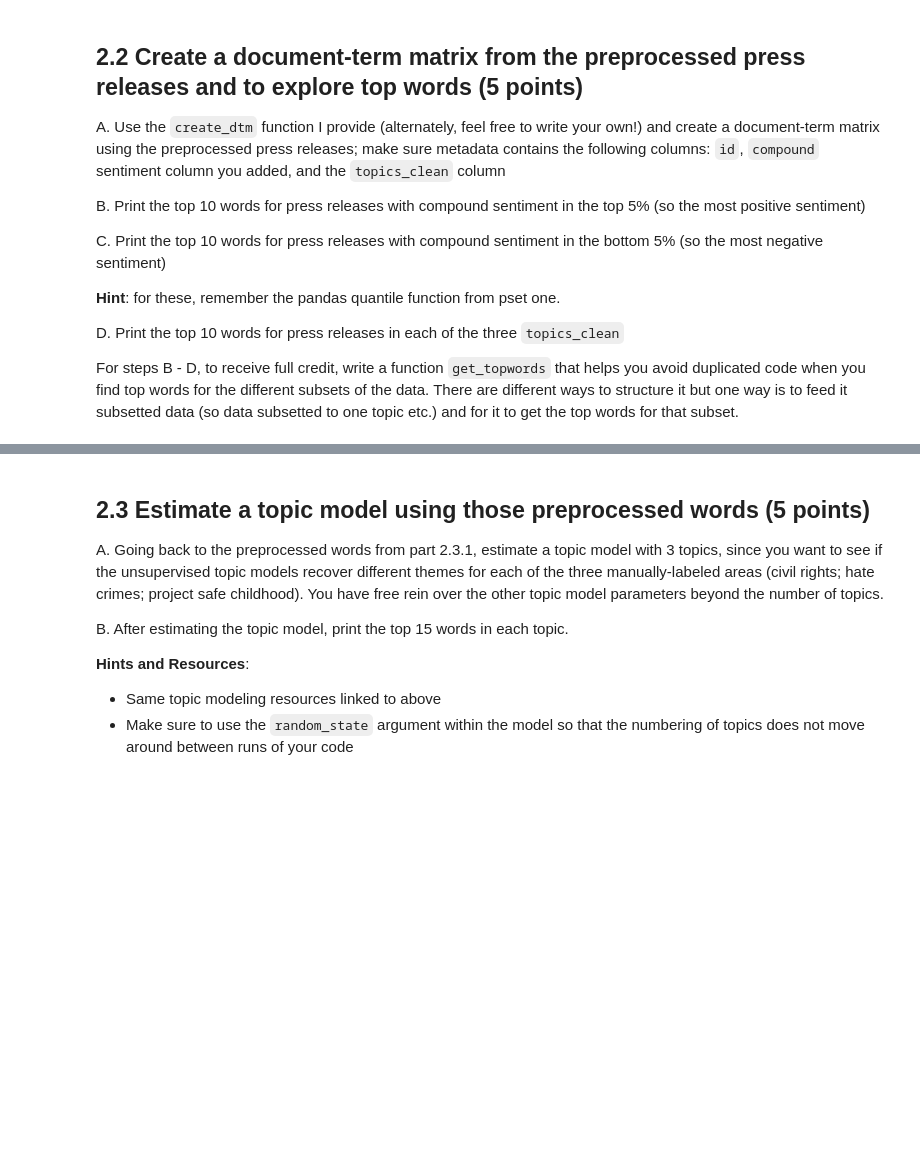
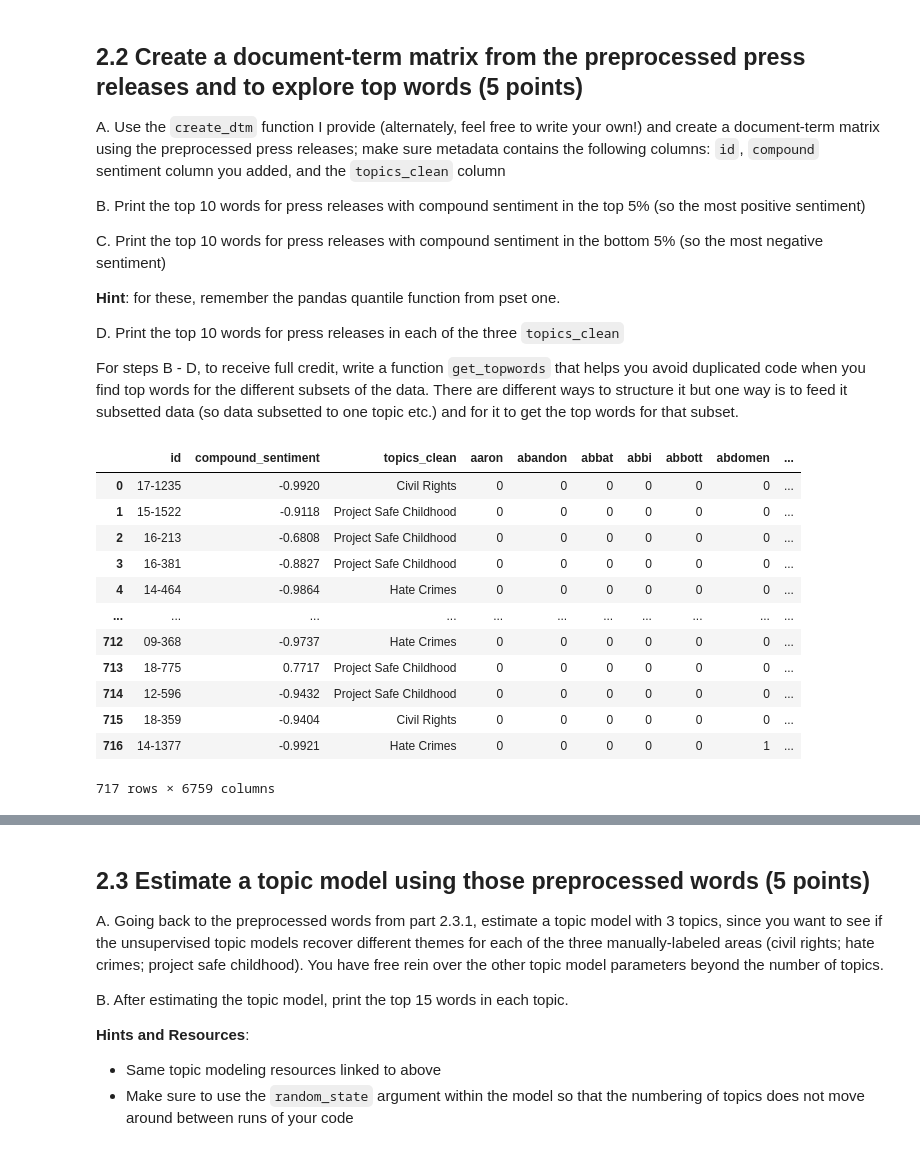
Before and after one commit to VaaniG/QSS20_S24, a Jupyter notebook: homework/pset3/pset3_blank.ipynb, the cells around one changed output, grey strips where cells are left out. Saved outputs shown, nothing was run; the diff lists cells and outputs as text; code cells hidden in the pictures; blank space fills up the shorter version.

```diff
--- a/homework/pset3/pset3_blank.ipynb
+++ b/homework/pset3/pset3_blank.ipynb
@@ -164,0 +282,10 @@ Notes:
+# %%
+## your code here
+doj_subset_wscore = doj_subset.copy()
+doj_subset_wscore["neg"] = [d["neg"] for d in press_release_sentiments]
+doj_subset_wscore["neu"] = [d["neu"] for d in press_release_sentiments]
+doj_subset_wscore["pos"] = [d["pos"] for d in press_release_sentiments]
+doj_subset_wscore["compound"] = [d["compound"] for d in press_release_sentiments]
+doj_subset_wscore.head()
+sorted_doj = doj_subset_wscore.sort_values("neg", ascending=False)
+sorted_doj[:2][["id", "contents", "neg"]]
@@ -208,4 +350,13 @@ custom_doj_stopwords = ["civil", "rights", "division", "department", "justice",
+# %%
+## your code defining a text processing function
+updated_stopwords = stopwords.words("english") + custom_doj_stopwords
+snowball = SnowballStemmer(language='english')
+def text_processor(content):
+    content_lower = content.lower()
+    content_clean = [snowball.stem(word) for word in word_tokenize(content_lower) if word not in updated_stopwords and word.isalpha() and len(word) >= 4]
+    return ' '.join(content_clean)
 # %%
 ## your code executing the function
+doj_subset_wscore["processed_text"] = doj_subset_wscore["contents"].apply(text_processor)
 # %%
 ## your code showing the examples
@@ -227,7 +384,7 @@ For steps B - D, to receive full credit, write a function `get_topwords` that he
 def create_dtm(list_of_strings, metadata):
     vectorizer = CountVectorizer(lowercase = True)
     dtm_sparse = vectorizer.fit_transform(list_of_strings)
-    dtm_dense_named = pd.DataFrame(dtm_sparse.todense(),
-        columns=vectorizer.get_feature_names())
-    dtm_dense_named_withid = pd.concat([metadata.reset_index(), dtm_dense_named], axis = 1)
-    return(dtm_dense_named_withid)
+    dtm_dense_named = pd.DataFrame(dtm_sparse.todense(), columns=vectorizer.get_feature_names_out())
+    # dtm_dense_named = pd.DataFrame(dtm_sparse.todense(), columns=vectorizer.get_feature_names())
+    dtm_dense_named_withid = pd.concat([metadata.reset_index(drop=True), dtm_dense_named], axis = 1)
+    return dtm_dense_named_withid
@@ -235,0 +391,20 @@ def create_dtm(list_of_strings, metadata):
+# %%
+# your code here
+# PART A
+# compound is part of corpus & needs to be renamed in metadata
+dtm = create_dtm(list_of_strings=doj_subset_wscore["processed_text"], metadata=doj_subset_wscore[['id', 'compound', 'topics_clean']].rename(columns={"compound": "compound_sentiment"}))
+dtm
+# %% [output]
+|  | id | compound_sentiment | topics_clean | aaron | abandon | abbat | abbi | abbott | abdomen | ... |
+| 0 | 17-1235 | -0.9920 | Civil Rights | 0 | 0 | 0 | 0 | 0 | 0 | ... |
+| 1 | 15-1522 | -0.9118 | Project Safe Childhood | 0 | 0 | 0 | 0 | 0 | 0 | ... |
+| 2 | 16-213 | -0.6808 | Project Safe Childhood | 0 | 0 | 0 | 0 | 0 | 0 | ... |
+| 3 | 16-381 | -0.8827 | Project Safe Childhood | 0 | 0 | 0 | 0 | 0 | 0 | ... |
+| 4 | 14-464 | -0.9864 | Hate Crimes | 0 | 0 | 0 | 0 | 0 | 0 | ... |
+| ... | ... | ... | ... | ... | ... | ... | ... | ... | ... | ... |
+| 712 | 09-368 | -0.9737 | Hate Crimes | 0 | 0 | 0 | 0 | 0 | 0 | ... |
+| 713 | 18-775 | 0.7717 | Project Safe Childhood | 0 | 0 | 0 | 0 | 0 | 0 | ... |
+| 714 | 12-596 | -0.9432 | Project Safe Childhood | 0 | 0 | 0 | 0 | 0 | 0 | ... |
+| 715 | 18-359 | -0.9404 | Civil Rights | 0 | 0 | 0 | 0 | 0 | 0 | ... |
+| 716 | 14-1377 | -0.9921 | Hate Crimes | 0 | 0 | 0 | 0 | 0 | 1 | ... |
+717 rows × 6759 columns
```
Also changed, not shown: parts of 44 cells of this notebook, 5 other files.
